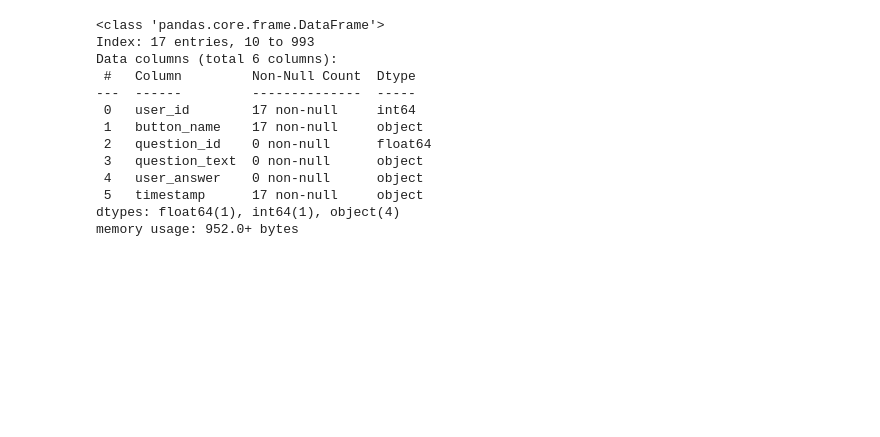
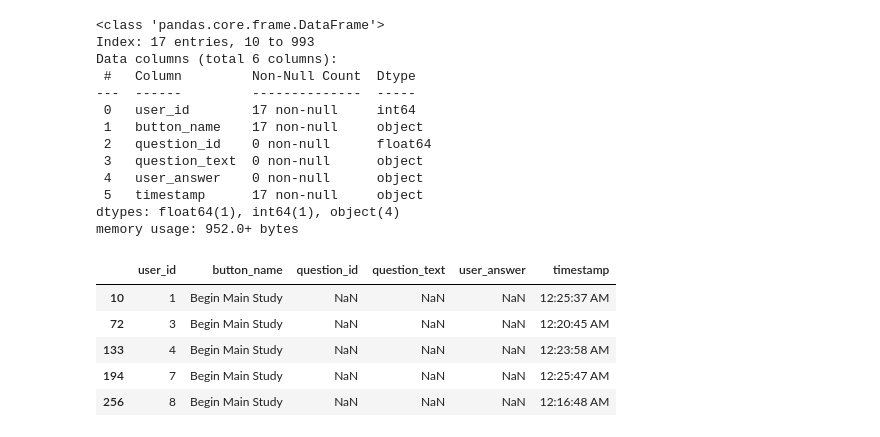
Before and after one commit to kellstsai/Gaze-Research-Python, a Jupyter notebook: User1AllGazeSQL.ipynb, the cells around one changed output. Saved outputs shown, nothing was run; the diff lists cells and outputs as text; code cells hidden in the pictures; blank space fills up the shorter version.

```diff
--- a/User1AllGazeSQL.ipynb
+++ b/User1AllGazeSQL.ipynb
@@ -113,3 +118,12 @@ Data columns (total 6 columns):
  5   timestamp      17 non-null     object
 dtypes: float64(1), int64(1), object(4)
 memory usage: 952.0+ bytes
+# %%
+database_df.head()
+# %% [output]
+|  | user_id | button_name | question_id | question_text | user_answer | timestamp |
+| 10 | 1 | Begin Main Study | NaN | NaN | NaN | 12:25:37 AM |
+| 72 | 3 | Begin Main Study | NaN | NaN | NaN | 12:20:45 AM |
+| 133 | 4 | Begin Main Study | NaN | NaN | NaN | 12:23:58 AM |
+| 194 | 7 | Begin Main Study | NaN | NaN | NaN | 12:25:47 AM |
+| 256 | 8 | Begin Main Study | NaN | NaN | NaN | 12:16:48 AM |
```
Also changed, not shown: parts of 24 cells of this notebook, 2 other files.
